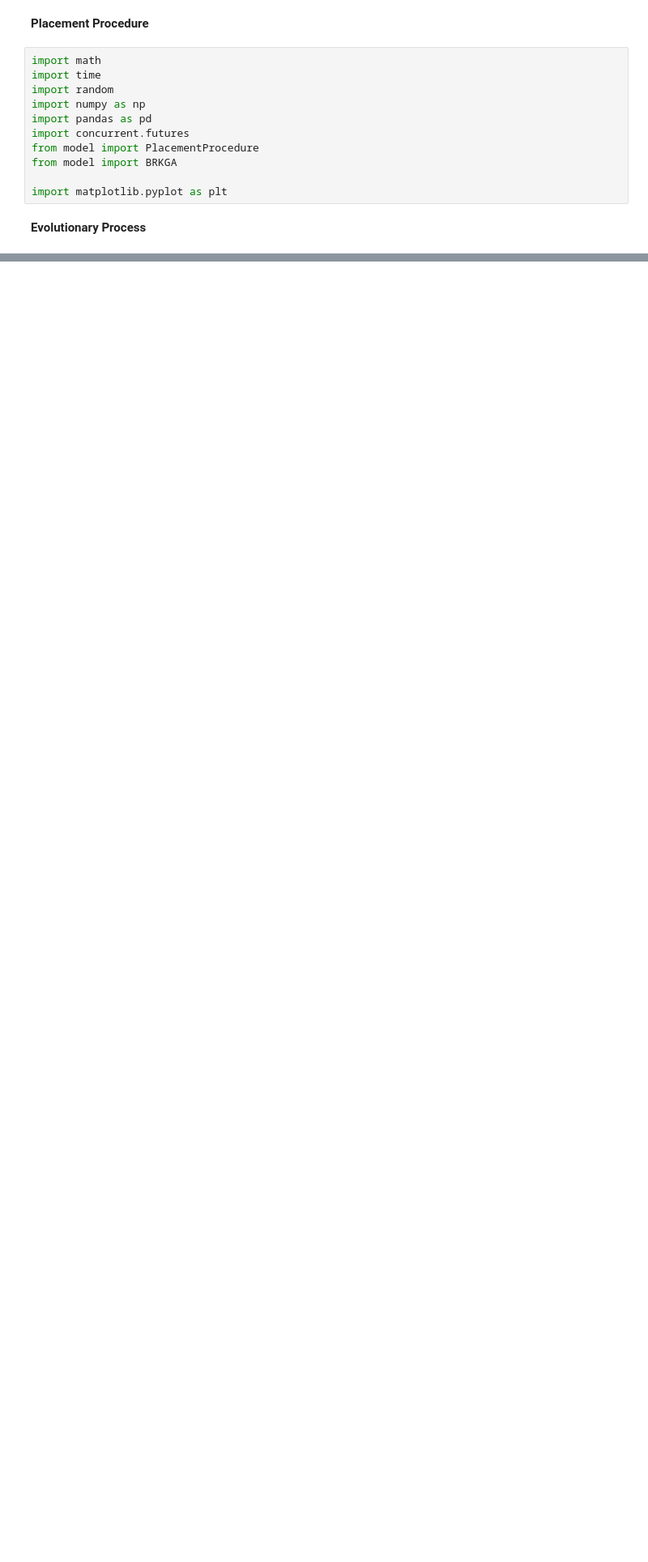
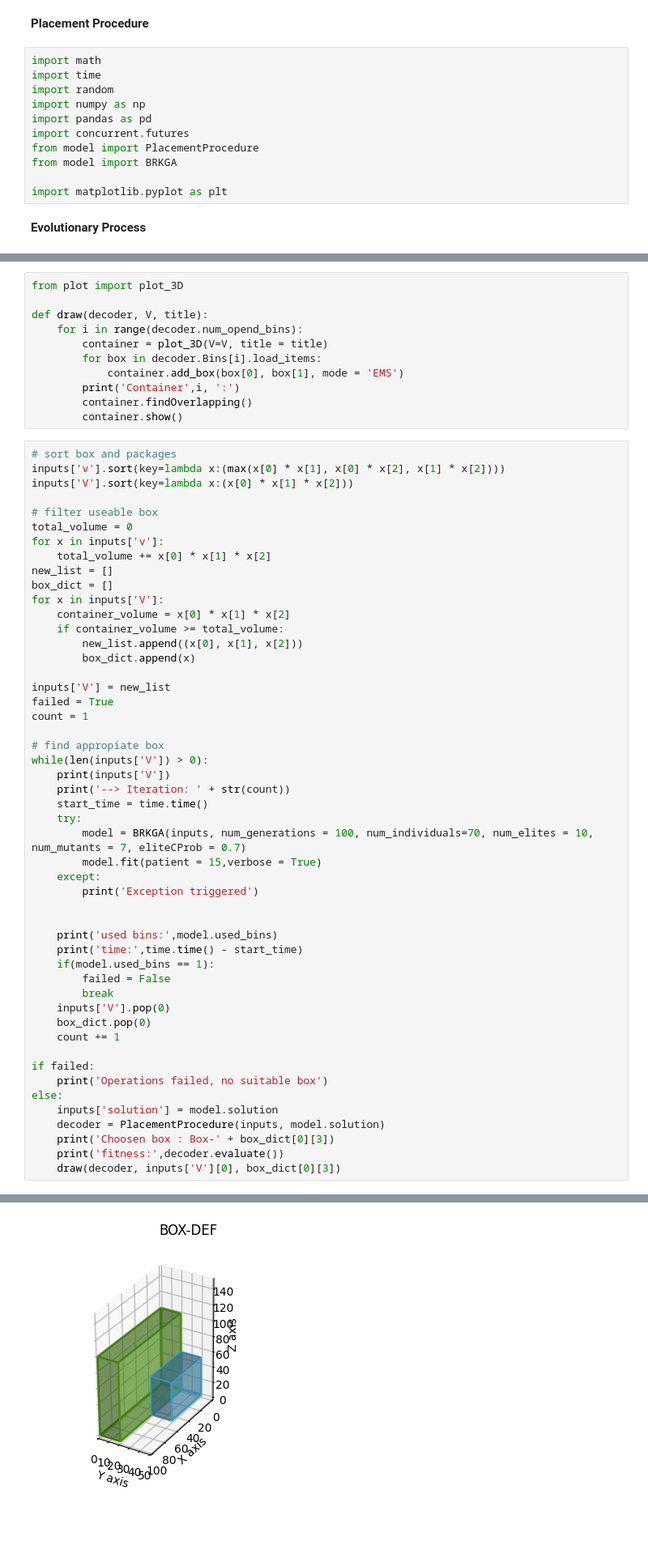
Before and after one commit to mich1342/3D-Bin-Packing-Problem-with-BRKGA, a Jupyter notebook: code/BRKGA.ipynb, the cells around one changed output, grey strips where cells are left out. Shown at 81% size. Drawn from its saved outputs; the diff is of its cells as text; blank space fills up the shorter version.

```diff
--- a/code/BRKGA.ipynb
+++ b/code/BRKGA.ipynb
@@ -79,0 +36,62 @@ fitness: 1.0314940791131266
+# %%
+from plot import plot_3D
+
+def draw(decoder, V, title):
+    for i in range(decoder.num_opend_bins):
+        container = plot_3D(V=V, title = title)
+        for box in decoder.Bins[i].load_items:
+            container.add_box(box[0], box[1], mode = 'EMS')
+        print('Container',i, ':')
+        container.findOverlapping()
+        container.show()
+# %%
+# sort box and packages
+inputs['v'].sort(key=lambda x:(max(x[0] * x[1], x[0] * x[2], x[1] * x[2])))
+inputs['V'].sort(key=lambda x:(x[0] * x[1] * x[2]))
+
+# filter useable box
+total_volume = 0
+for x in inputs['v']:
+    total_volume += x[0] * x[1] * x[2]
+new_list = []
+box_dict = []
+for x in inputs['V']:
+    container_volume = x[0] * x[1] * x[2]
+    if container_volume >= total_volume:
+        new_list.append((x[0], x[1], x[2]))
+        box_dict.append(x)
+
+inputs['V'] = new_list
+failed = True
+count = 1
+
+# find appropiate box
+while(len(inputs['V']) > 0):
+    print(inputs['V'])
+    print('--> Iteration: ' + str(count))
+    start_time = time.time()
+    try:
+        model = BRKGA(inputs, num_generations = 100, num_individuals=70, num_elites = 10, num_mutants = 7, eliteCProb = 0.7)
+        model.fit(patient = 15,verbose = True)
+    except:
+        print('Exception triggered')
+
+
+    print('used bins:',model.used_bins)
+    print('time:',time.time() - start_time)
+    if(model.used_bins == 1):
+        failed = False
+        break
+    inputs['V'].pop(0)
+    box_dict.pop(0)
+    count += 1
+
+if failed:
+    print('Operations failed, no suitable box')
+else:
+    inputs['solution'] = model.solution
+    decoder = PlacementProcedure(inputs, model.solution)
+    print('Choosen box : Box-' + box_dict[0][3])
+    print('fitness:',decoder.evaluate())
+    draw(decoder, inputs['V'][0], box_dict[0][3])
+# %% [output]
@@ -80,3 +115,4 @@ fitness: 1.0314940791131266
+[figure, added]
 # %%
 def plot_history(history, tick = 2):
     for target in ['mean', 'min']:
```
Also changed, not shown: parts of 7 cells of this notebook.
